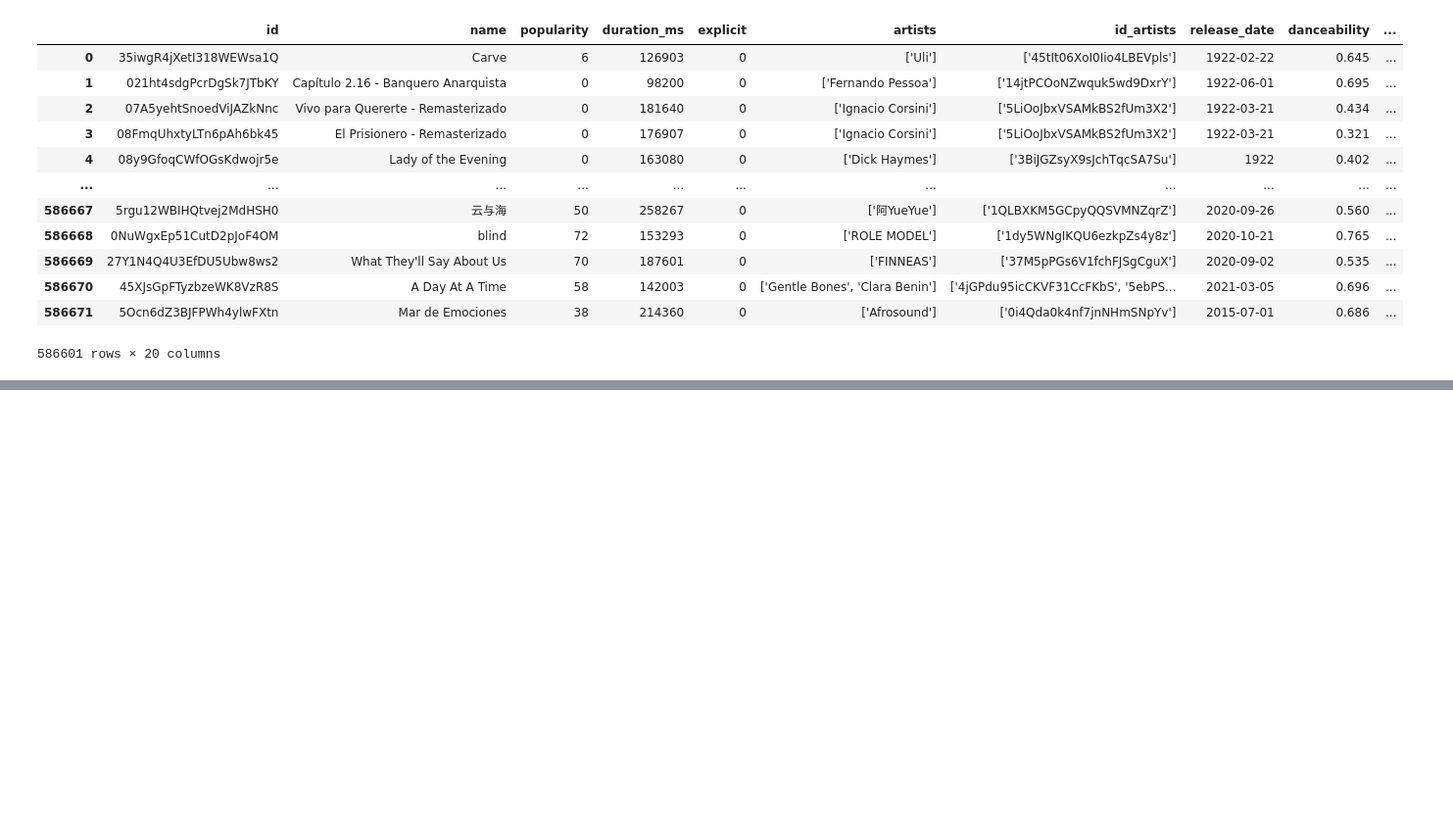
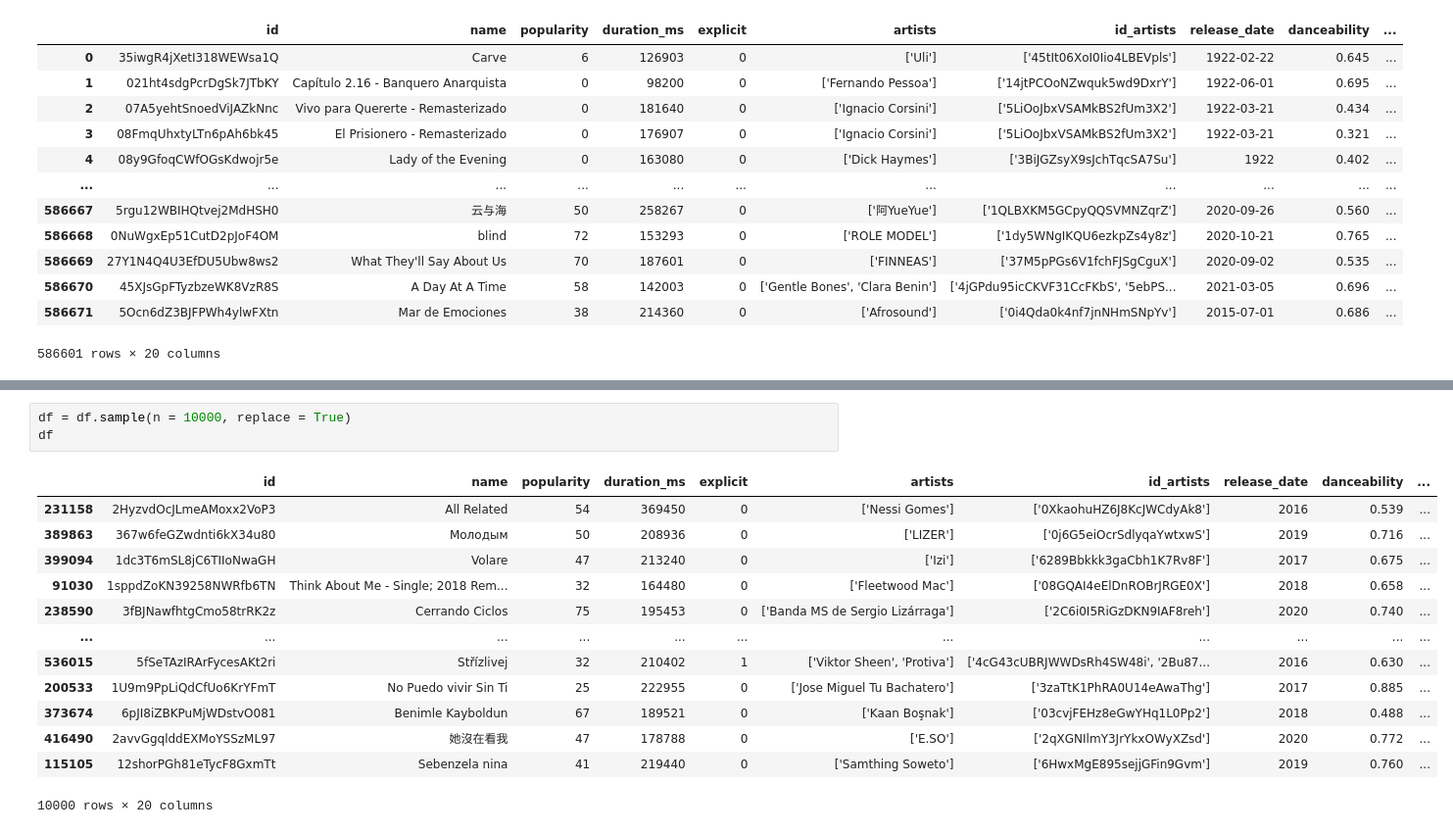
Before and after one commit to apalmm/contemporary-songs, a Jupyter notebook: recommendation_models.ipynb, the cells around one changed output, grey strips where cells are left out. Shown at 98% size. Saved outputs shown, nothing was run; the diff lists cells and outputs as text; blank space fills up the shorter version.

```diff
--- a/recommendation_models.ipynb
+++ b/recommendation_models.ipynb
@@ -99,0 +191,17 @@ songs_data.to_csv('cleaned_tracks.csv')
+# %%
+df = df.sample(n = 10000, replace = True)
+df
+# %% [output]
+|  | id | name | popularity | duration_ms | explicit | artists | id_artists | release_date | danceability | ... |
+| 231158 | 2HyzvdOcJLmeAMoxx2VoP3 | All Related | 54 | 369450 | 0 | ['Nessi Gomes'] | ['0XkaohuHZ6J8KcJWCdyAk8'] | 2016 | 0.539 | ... |
+| 389863 | 367w6feGZwdnti6kX34u80 | Молодым | 50 | 208936 | 0 | ['LIZER'] | ['0j6G5eiOcrSdlyqaYwtxwS'] | 2019 | 0.716 | ... |
+| 399094 | 1dc3T6mSL8jC6TIIoNwaGH | Volare | 47 | 213240 | 0 | ['Izi'] | ['6289Bbkkk3gaCbh1K7Rv8F'] | 2017 | 0.675 | ... |
+| 91030 | 1sppdZoKN39258NWRfb6TN | Think About Me - Single; 2018 Rem... | 32 | 164480 | 0 | ['Fleetwood Mac'] | ['08GQAI4eElDnROBrJRGE0X'] | 2018 | 0.658 | ... |
+| 238590 | 3fBJNawfhtgCmo58trRK2z | Cerrando Ciclos | 75 | 195453 | 0 | ['Banda MS de Sergio Lizárraga'] | ['2C6i0I5RiGzDKN9IAF8reh'] | 2020 | 0.740 | ... |
+| ... | ... | ... | ... | ... | ... | ... | ... | ... | ... | ... |
+| 536015 | 5fSeTAzIRArFycesAKt2ri | Střízlivej | 32 | 210402 | 1 | ['Viktor Sheen', 'Protiva'] | ['4cG43cUBRJWWDsRh4SW48i', '2Bu87... | 2016 | 0.630 | ... |
+| 200533 | 1U9m9PpLiQdCfUo6KrYFmT | No Puedo vivir Sin Ti | 25 | 222955 | 0 | ['Jose Miguel Tu Bachatero'] | ['3zaTtK1PhRA0U14eAwaThg'] | 2017 | 0.885 | ... |
+| 373674 | 6pJI8iZBKPuMjWDstvO081 | Benimle Kayboldun | 67 | 189521 | 0 | ['Kaan Boşnak'] | ['03cvjFEHz8eGwYHq1L0Pp2'] | 2018 | 0.488 | ... |
+| 416490 | 2avvGgqlddEXMoYSSzML97 | 她沒在看我 | 47 | 178788 | 0 | ['E.SO'] | ['2qXGNIlmY3JrYkxOWyXZsd'] | 2020 | 0.772 | ... |
+| 115105 | 12shorPGh81eTycF8GxmTt | Sebenzela nina | 41 | 219440 | 0 | ['Samthing Soweto'] | ['6HwxMgE895sejjGFin9Gvm'] | 2019 | 0.760 | ... |
+10000 rows × 20 columns
```
Also changed, not shown: parts of 17 cells of this notebook.
